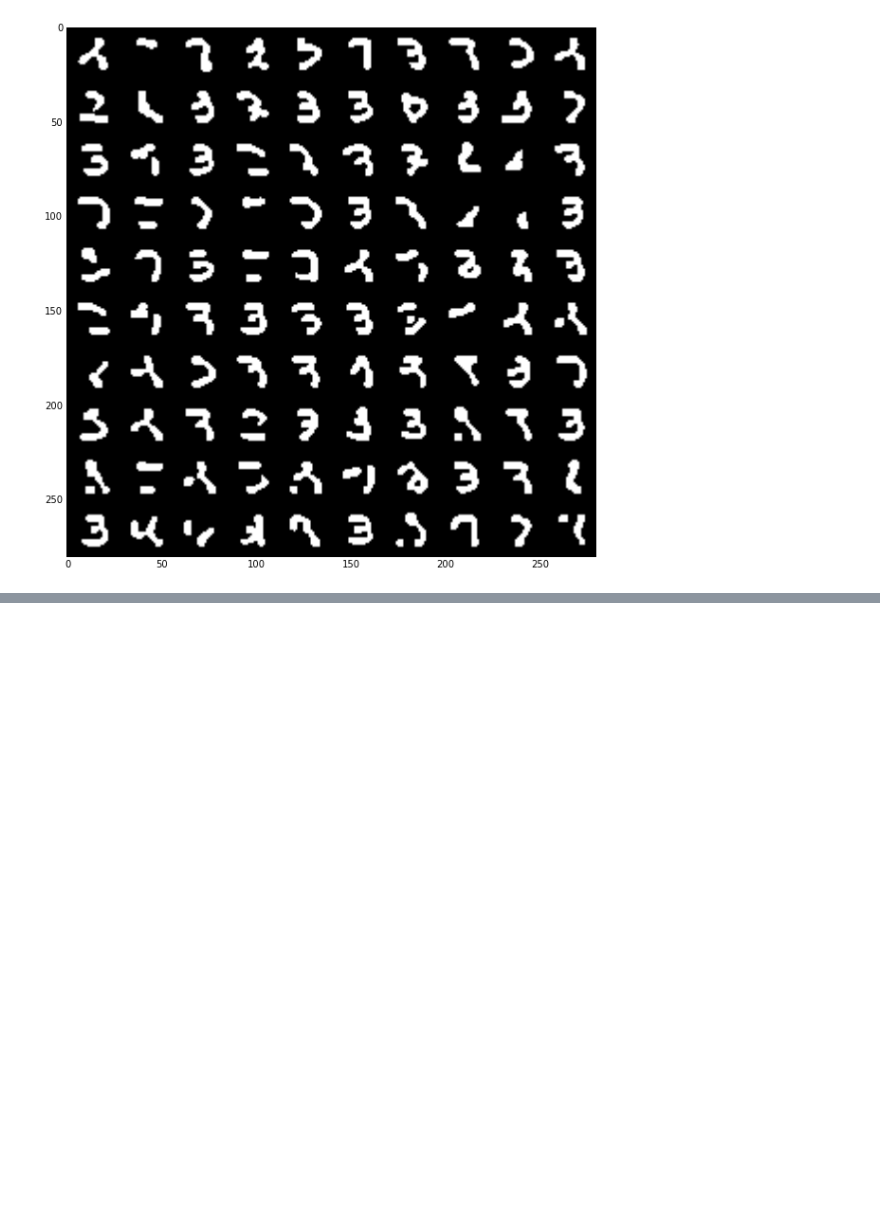
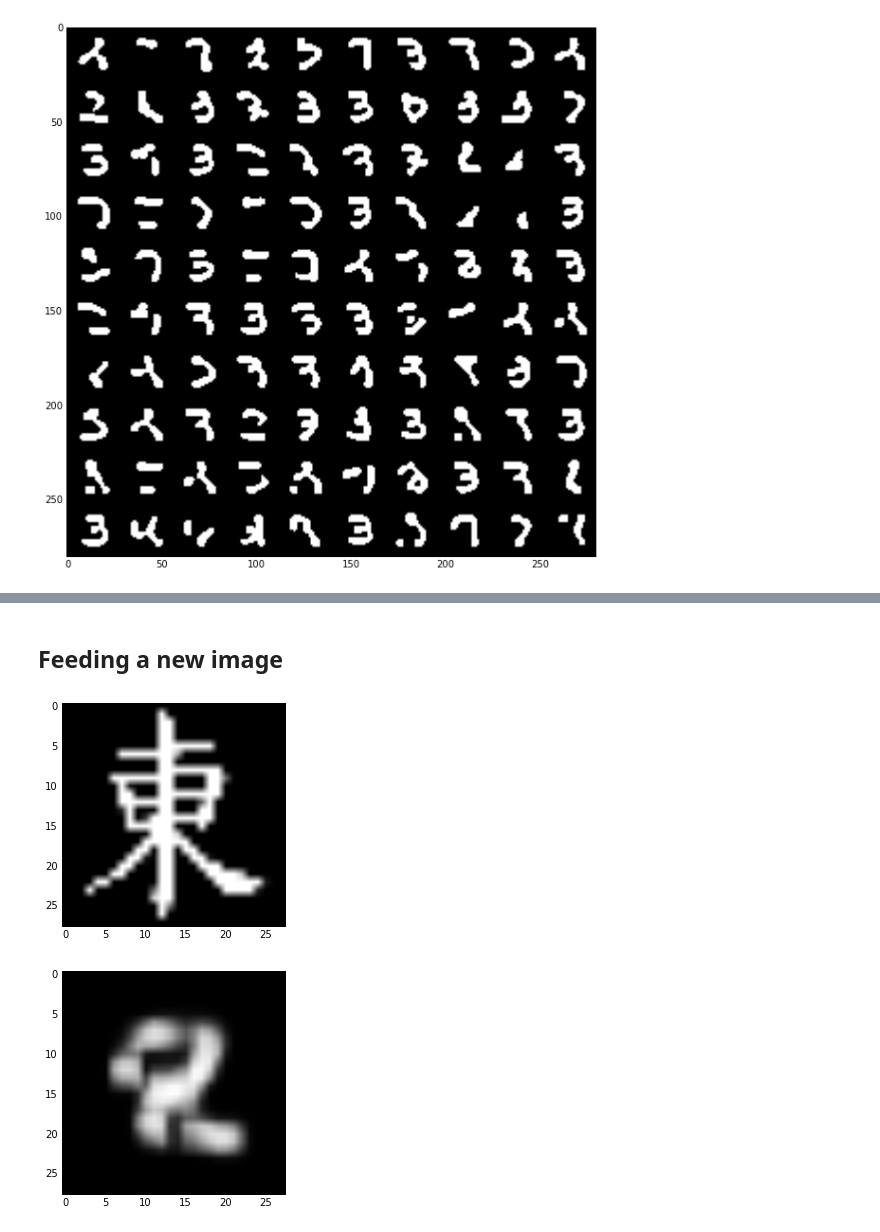
Before and after one commit to mehdidc/feature_generation, a Jupyter notebook: ipynb/brush_stroke_interactive.ipynb, the cells around one changed output, grey strips where cells are left out. Drawn from its saved outputs; the diff is of its cells as text; code cells hidden in the pictures; blank space fills up the shorter version.

```diff
--- a/ipynb/brush_stroke_interactive.ipynb
+++ b/ipynb/brush_stroke_interactive.ipynb
@@ -194,3 +190,23 @@ embed_video('ir.mp4')
 # %% [output]
 ffmpeg -framerate 8 -i img%08d.png -c:v libx264 -r 8 -pix_fmt yuv420p /home/mcherti/work/code/feature_generation/ipynb/ir.mp4
 [interactive output not drawn]
+# %% [markdown]
+## Feeding a new image
+# %%
+img = imread('4Tbx4rALc.jpeg')
+img = img[:, :, 0]
+img = resize(img, (28, 28), preserve_range=True)
+
+img = img.astype(np.float32)
+img /= 255.
+img = 1 - img
+
+dt = np.empty((1, 1, w, h), dtype='float32') # (nb_examples, color, w, h)
+dt[0, 0] = img
+plt.imshow(dt[0, 0], cmap='gray')
+plt.show()
+plt.imshow(reconstruct(dt)[0, 0], cmap='gray')
+plt.show()
+# %% [output]
+[figure, added]
+[figure, added]
```
Also changed, not shown: parts of 3 cells of this notebook, 4 other files.
